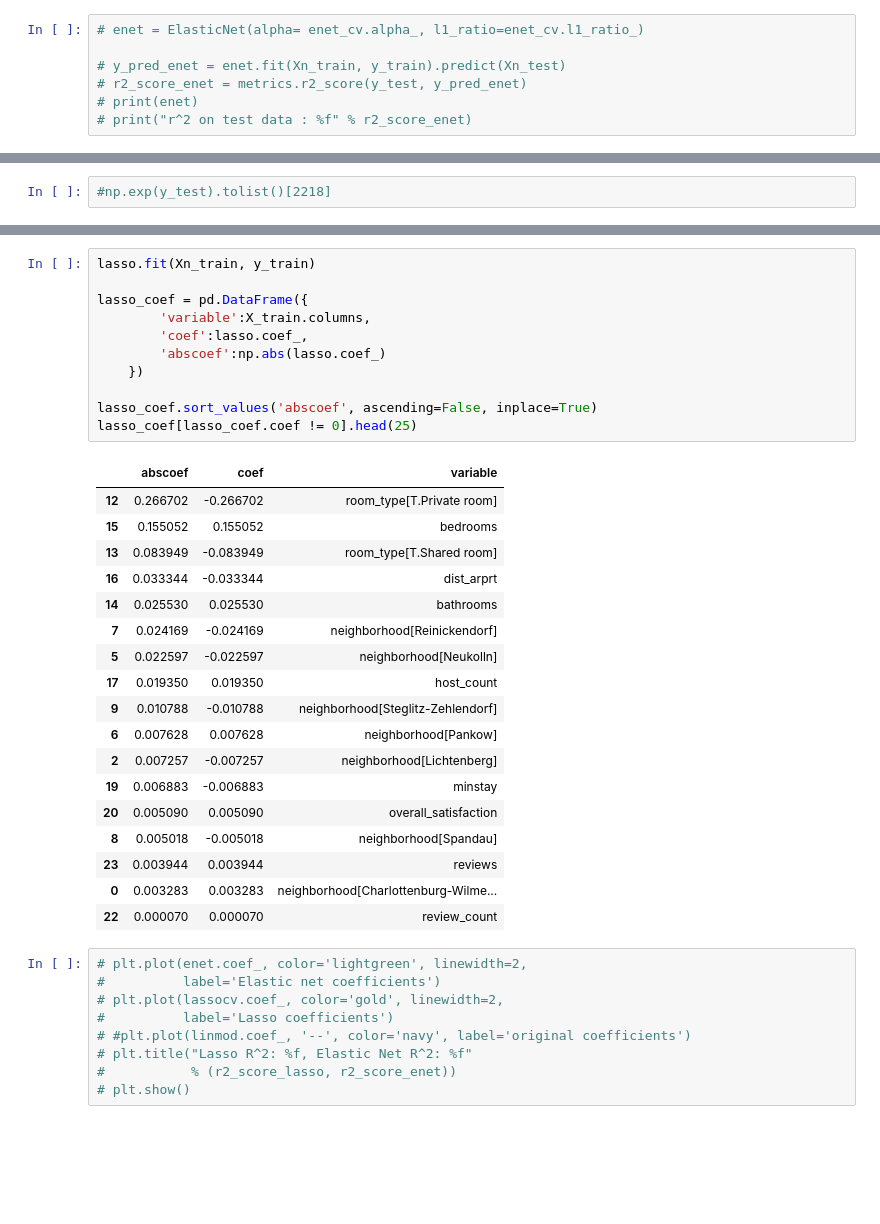
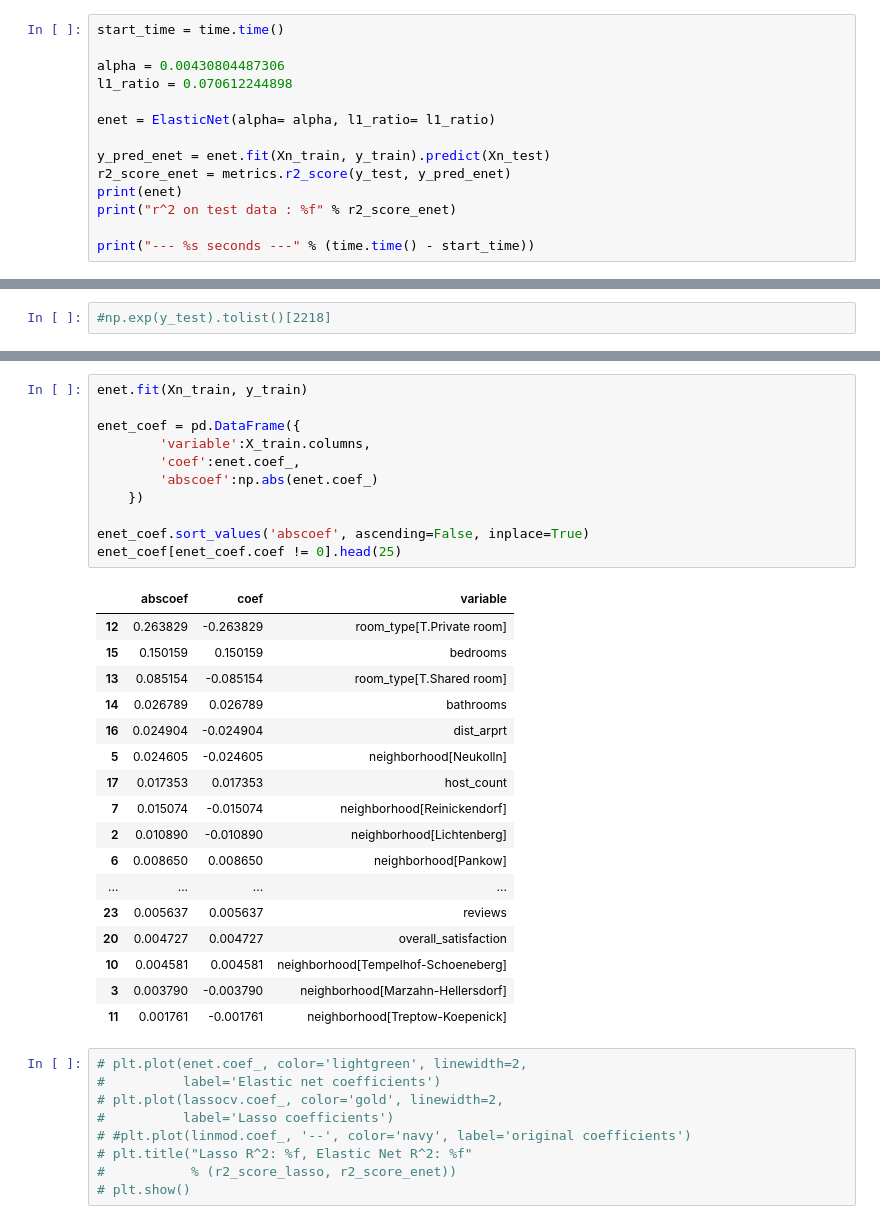
Before and after one commit to Jyojha/DS_Projects, a Jupyter notebook: Berlin_Model.ipynb, the cells around one changed output, grey strips where cells are left out. Drawn from its saved outputs; the diff is of its cells as text; blank space fills up the shorter version.

```diff
--- a/Berlin_Model.ipynb
+++ b/Berlin_Model.ipynb
@@ -107,7 +149,14 @@ Xn_train, Xn_test, y_train, y_test = train_test_split(Xn, y, test_size = 0.3)
 # %%
-# enet = ElasticNet(alpha= enet_cv.alpha_, l1_ratio=enet_cv.l1_ratio_)
+start_time = time.time()
 
-# y_pred_enet = enet.fit(Xn_train, y_train).predict(Xn_test)
-# r2_score_enet = metrics.r2_score(y_test, y_pred_enet)
-# print(enet)
-# print("r^2 on test data : %f" % r2_score_enet)
+alpha = 0.00430804487306
+l1_ratio = 0.070612244898
+
+enet = ElasticNet(alpha= alpha, l1_ratio= l1_ratio)
+
+y_pred_enet = enet.fit(Xn_train, y_train).predict(Xn_test)
+r2_score_enet = metrics.r2_score(y_test, y_pred_enet)
+print(enet)
+print("r^2 on test data : %f" % r2_score_enet)
+
+print("--- %s seconds ---" % (time.time() - start_time))
@@ -160,33 +210,32 @@ sns.distplot(residuals, bins=50, kde=False)
 # %%
-lasso.fit(Xn_train, y_train)
+enet.fit(Xn_train, y_train)
 
-lasso_coef = pd.DataFrame({
+enet_coef = pd.DataFrame({
         'variable':X_train.columns,
-        'coef':lasso.coef_,
-        'abscoef':np.abs(lasso.coef_)
+        'coef':enet.coef_,
+        'abscoef':np.abs(enet.coef_)
     })
 
-lasso_coef.sort_values('abscoef', ascending=False, inplace=True)
-lasso_coef[lasso_coef.coef != 0].head(25)
+enet_coef.sort_values('abscoef', ascending=False, inplace=True)
+enet_coef[enet_coef.coef != 0].head(25)
 # %% [output]
 |  | abscoef | coef | variable |
-| 12 | 0.266702 | -0.266702 | room_type[T.Private room] |
-| 15 | 0.155052 | 0.155052 | bedrooms |
-| 13 | 0.083949 | -0.083949 | room_type[T.Shared room] |
-| 16 | 0.033344 | -0.033344 | dist_arprt |
-| 14 | 0.025530 | 0.025530 | bathrooms |
-| 7 | 0.024169 | -0.024169 | neighborhood[Reinickendorf] |
-| 5 | 0.022597 | -0.022597 | neighborhood[Neukolln] |
-| 17 | 0.019350 | 0.019350 | host_count |
-| 9 | 0.010788 | -0.010788 | neighborhood[Steglitz-Zehlendorf] |
-| 6 | 0.007628 | 0.007628 | neighborhood[Pankow] |
-| 2 | 0.007257 | -0.007257 | neighborhood[Lichtenberg] |
-| 19 | 0.006883 | -0.006883 | minstay |
-| 20 | 0.005090 | 0.005090 | overall_satisfaction |
-| 8 | 0.005018 | -0.005018 | neighborhood[Spandau] |
-| 23 | 0.003944 | 0.003944 | reviews |
-| 0 | 0.003283 | 0.003283 | neighborhood[Charlottenburg-Wilme... |
-| 22 | 0.000070 | 0.000070 | review_count |
+| 12 | 0.263829 | -0.263829 | room_type[T.Private room] |
+| 15 | 0.150159 | 0.150159 | bedrooms |
+| 13 | 0.085154 | -0.085154 | room_type[T.Shared room] |
+| 14 | 0.026789 | 0.026789 | bathrooms |
+| 16 | 0.024904 | -0.024904 | dist_arprt |
+| 5 | 0.024605 | -0.024605 | neighborhood[Neukolln] |
+| 17 | 0.017353 | 0.017353 | host_count |
+| 7 | 0.015074 | -0.015074 | neighborhood[Reinickendorf] |
+| 2 | 0.010890 | -0.010890 | neighborhood[Lichtenberg] |
+| 6 | 0.008650 | 0.008650 | neighborhood[Pankow] |
+| ... | ... | ... | ... |
+| 23 | 0.005637 | 0.005637 | reviews |
+| 20 | 0.004727 | 0.004727 | overall_satisfaction |
+| 10 | 0.004581 | 0.004581 | neighborhood[Tempelhof-Schoeneberg] |
+| 3 | 0.003790 | -0.003790 | neighborhood[Marzahn-Hellersdorf] |
+| 11 | 0.001761 | -0.001761 | neighborhood[Treptow-Koepenick] |
 # %%
 # plt.plot(enet.coef_, color='lightgreen', linewidth=2,
 #          label='Elastic net coefficients')
```
Also changed, not shown: parts of 22 cells of this notebook.
